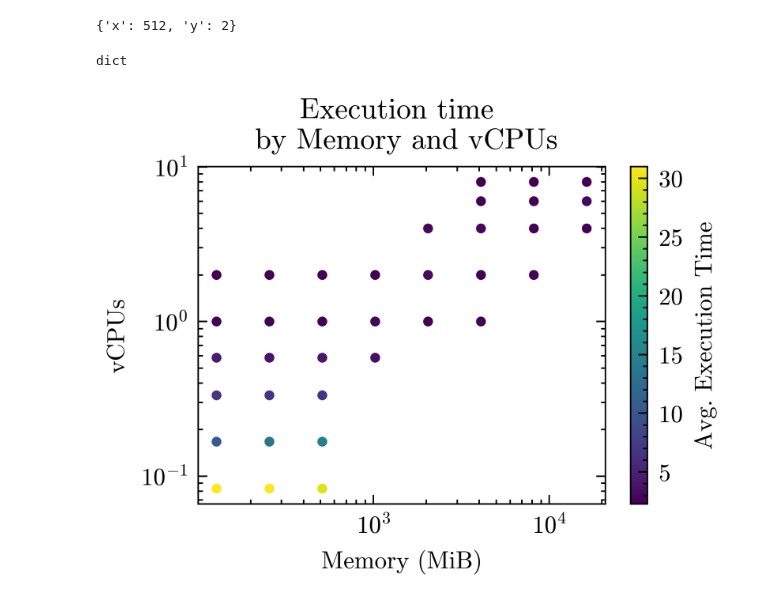
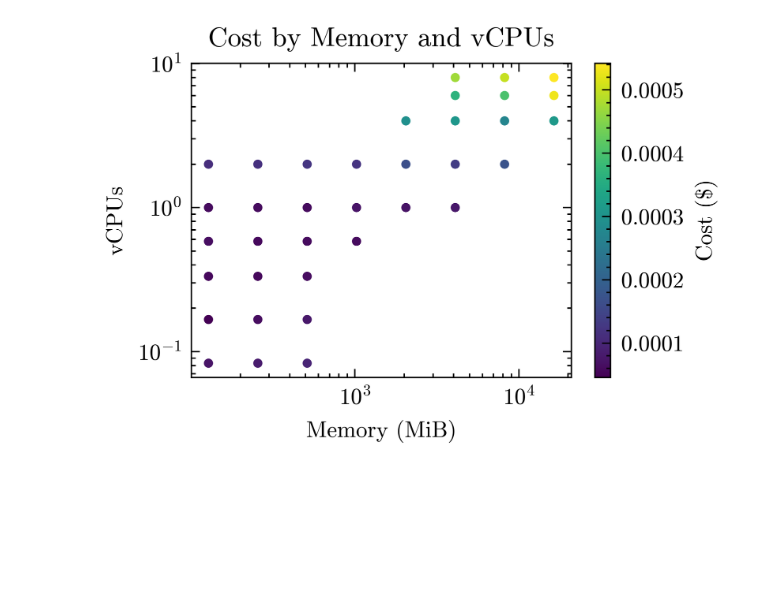
Before and after one commit to Existein/COSE-, a Jupyter notebook: COSE - BO.ipynb, the cells around one changed output. Cells and saved outputs as stored; diff of their text form; code cells hidden in the pictures; blank space fills up the shorter version.

```diff
--- a/COSE - BO.ipynb
+++ b/COSE - BO.ipynb
@@ -43,9 +43,9 @@ def get_exectime(x, y): # make a call to FaaS platform to get runtime
     return exec_time
 
 # 등급 1 가격 기준 (단위 $)
-def get_gcf_cost (memory, cpu, exec_time):
-    ''' 호출비용 + 단위메모리당 비용 + 단위cpu당 비용'''
-    return 0.0000004 + (0.0000025 * (memory / 1024.0) * exec_time) + (0.0000100 * (cpu * 2.4) * exec_time)
+def get_gcf_cost (exec_time, x, y):
+    ''' 호출비용 + 단위메모리당 비용(x) + 단위cpu당 비용(y)'''
+    return 0.0000004 + (0.0000025 * (x / 1024.0) * exec_time) + (0.0000100 * (y * 2.4) * exec_time)
 
 def next_finder (x, y):
     CONFIGURATIONS = [
@@ -55,7 +55,8 @@ def next_finder (x, y):
     (1024, 0.583), (1024, 1), (1024, 2),
     (2048, 1), (2048, 2), (2048, 4),
     (4096, 1), (4096, 2), (4096, 4), (4096, 6), (4096, 8),
-    (8192, 2), (8192, 4), (8192, 6), (8192, 8), (16384, 4), (16384, 6), (16384, 8)
+    (8192, 2), (8192, 4), (8192, 6), (8192, 8),
+    (16384, 4), (16384, 6), (16384, 8)
     ]
 
     # Find min and max values for normalization
@@ -83,48 +84,43 @@ def next_finder (x, y):
 
     memory, vCPUs = CONFIGURATIONS[closest_index]
     return {'x': memory, 'y': vCPUs}
-
-next_point = {'x': 600, 'y': 3}
-target = next_finder(**next_point)
-print(target)
-# %% [output]
-{'x': 512, 'y': 2}
-dict
 # %%
 # x = np.linspace(128, 16384, 16384-128).reshape(-1, 1) # memory
 # y = np.linspace(0.083, 8, 800 - 8).reshape(-1, 1) # vcpus
 # # node_type = np.linspace(0, 10000, 2).reshape(-1, 1)
 # z_c = get_exectime(x, y)*factor
 # plt.plot(x, y, z_c, label='Ground Truth')
 # plt.legend(loc='upper right')
 # plt.show()
 
 import pandas as pd
 import scienceplots
 
 # Load your data from the CSV file
-df = pd.read_csv('benchmark_results.csv')
+df = pd.read_csv('benchmark_results_cost.csv')
 
 # Extract the columns of interest
 memory = df['Memory (MiB)']
 vcpus = df['vCPUs']
-execution_time = df['Avg. Execution Time']
+# execution_time = df['Avg. Execution Time']
+cost = df['Cost ($)']
 
 # 2D Scatter Plot (Memory vs. Execution Time)
 plt.style.use(['science', 'ieee', 'no-latex'])
 plt.figure(figsize=(3, 2))  # Adjust figure size as needed
 # plt.grid(True, 'major', 'both')
-plt.scatter(memory, vcpus, c=execution_time, cmap='viridis', s=5, linewidths=1)  # Color by executiontime
+# plt.scatter(memory, vcpus, c=execution_time, cmap='viridis', s=5, linewidths=1)  # Color by executiontime
+plt.scatter(memory, vcpus, c=cost, cmap='viridis', s=5, linewidths=1)  # Color by cost
 plt.xlabel('Memory (MiB)')
 plt.ylabel('vCPUs')
 plt.xscale('log')
 plt.yscale('log')
 
-plt.title('Execution time \n by Memory and vCPUs')
-plt.colorbar(label='Avg. Execution Time')
+plt.title('Cost by Memory and vCPUs')
+plt.colorbar(label='Cost ($)')
 plt.show()
 # %% [output]
-[figure, old version]
+[figure, new version]
 # %%
 # define exploration space i.e. memory values
 pbounds = { 'x': (128, 16384), 'y': (0.083, 8)}
```
Also changed, not shown: parts of 2 cells of this notebook.
